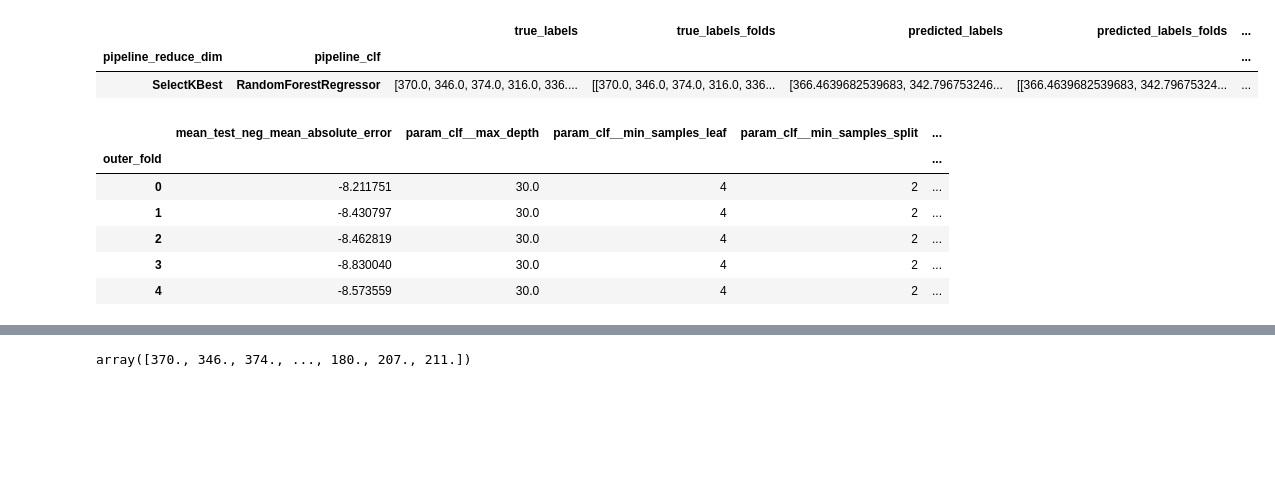
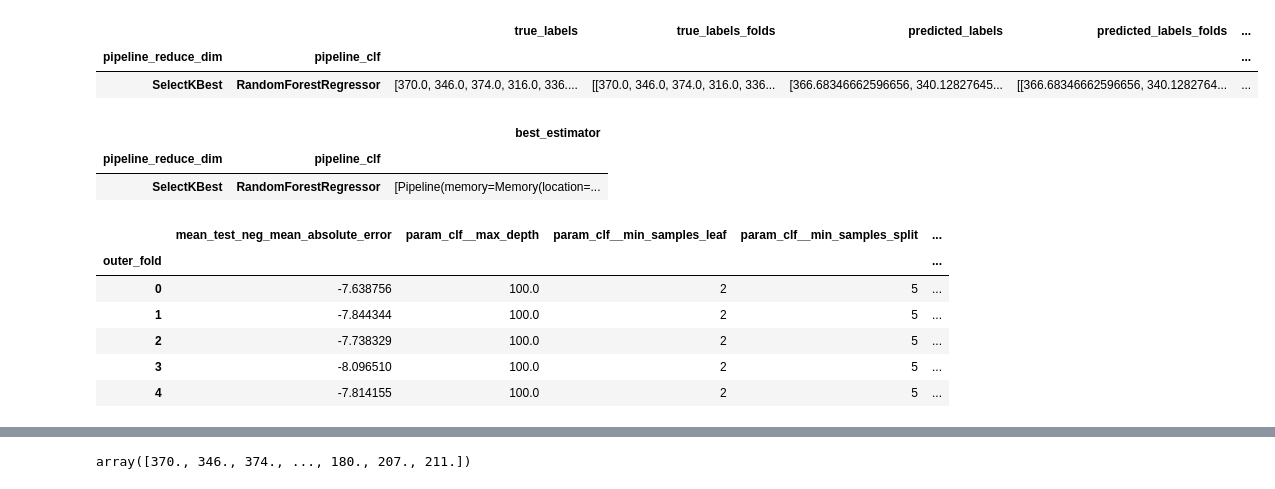
Before and after one commit to empkins/pepbench, a Jupyter notebook: experiments/pep_algorithm_benchmarking/notebooks/ML_analysis/EvaluateModelPerformance.ipynb, the cells around one changed output, grey strips where cells are left out. Drawn from its saved outputs; the diff is of its cells as text; code cells hidden in the pictures; blank space fills up the shorter version.

Commit message:
Methods to extract best_estimator from metric_summary and to obtain the features selected by the model

```diff
--- a/experiments/pep_algorithm_benchmarking/notebooks/ML_analysis/EvaluateModelPerformance.ipynb
+++ b/experiments/pep_algorithm_benchmarking/notebooks/ML_analysis/EvaluateModelPerformance.ipynb
@@ -27,17 +48,23 @@ result_path = Path("../../results")
 # %%
-permuter1 = SklearnPipelinePermuter.from_pickle(model_path.joinpath("RandomForest_More_Sophisticated_Paramters.pkl"))
+permuter1 = SklearnPipelinePermuter.from_pickle(model_path.joinpath("RandomForest_300_Estimators_No_Outlier_Correction.pkl"))
 permuter1.metric_summary()
 # %% [output]
 |  |  | true_labels | true_labels_folds | predicted_labels | predicted_labels_folds | ... |
 | pipeline_reduce_dim | pipeline_clf |  |  |  |  | ... |
-| SelectKBest | RandomForestRegressor | [370.0, 346.0, 374.0, 316.0, 336.... | [[370.0, 346.0, 374.0, 316.0, 336... | [366.4639682539683, 342.796753246... | [[366.4639682539683, 342.79675324... | ... |
+| SelectKBest | RandomForestRegressor | [370.0, 346.0, 374.0, 316.0, 336.... | [[370.0, 346.0, 374.0, 316.0, 336... | [366.68346662596656, 340.12827645... | [[366.68346662596656, 340.1282764... | ... |
+# %%
+permuter1.best_estimator_summary()
+# %% [output]
+|  |  | best_estimator |
+| pipeline_reduce_dim | pipeline_clf |  |
+| SelectKBest | RandomForestRegressor | [Pipeline(memory=Memory(location=... |
 # %%
 permuter1.best_hyperparameter_pipeline()
 # %% [output]
 |  | mean_test_neg_mean_absolute_error | param_clf__max_depth | param_clf__min_samples_leaf | param_clf__min_samples_split | ... |
 | outer_fold |  |  |  |  | ... |
-| 0 | -8.211751 | 30.0 | 4 | 2 | ... |
-| 1 | -8.430797 | 30.0 | 4 | 2 | ... |
-| 2 | -8.462819 | 30.0 | 4 | 2 | ... |
-| 3 | -8.830040 | 30.0 | 4 | 2 | ... |
-| 4 | -8.573559 | 30.0 | 4 | 2 | ... |
+| 0 | -7.638756 | 100.0 | 2 | 5 | ... |
+| 1 | -7.844344 | 100.0 | 2 | 5 | ... |
+| 2 | -7.738329 | 100.0 | 2 | 5 | ... |
+| 3 | -8.096510 | 100.0 | 2 | 5 | ... |
+| 4 | -7.814155 | 100.0 | 2 | 5 | ... |
```
Also changed, not shown: parts of 7 cells of this notebook, 3 other files.
